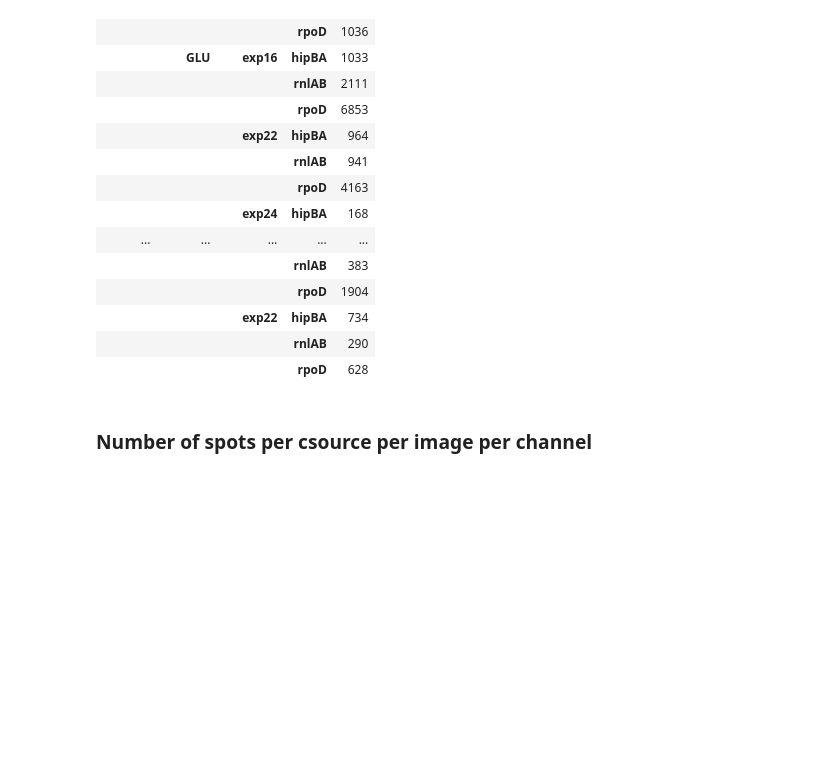
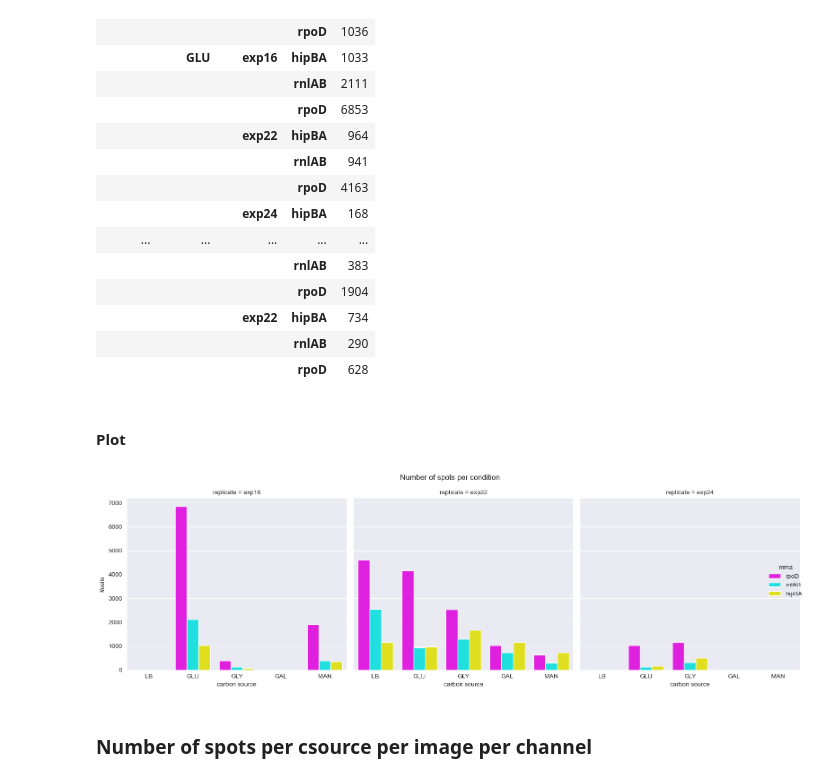
Before and after one commit to LaToyaVanderB/Ecoli_smFISH, a Jupyter notebook: src/06-plot-results.ipynb, the cells around one changed output. Saved outputs shown, nothing was run; the diff lists cells and outputs as text; code cells hidden in the pictures; blank space fills up the shorter version.

```diff
--- a/src/06-plot-results.ipynb
+++ b/src/06-plot-results.ipynb
@@ -372,6 +368,17 @@ df_stacked.groupby(['strain', 'csource', 'replicate', 'mrna'])['total_RNAs'].agg
 |  |  | exp22 | hipBA | 734 |
 |  |  |  | rnlAB | 290 |
 |  |  |  | rpoD | 628 |
+# %% [markdown]
+#### Plot
+# %%
+g = sns.catplot(pd.DataFrame(df_stacked.groupby(['strain', 'csource', 'replicate', 'mrna'])['total_RNAs'].agg('sum')).reset_index(),
+            col='replicate', col_order=replicates_ordered,
+            kind='bar', x='csource', order=csources_ordered, y='total_RNAs', hue='mrna', hue_order=mrna_ordered, palette=palette_mrna)
+g.set(xlabel='carbon source', ylabel='#cells')
+g.fig.suptitle('Number of spots per condition')
+plt.tight_layout();
+# %% [output]
+[figure, added]
 # %% [markdown]
 ### Number of spots per csource per image per channel
 # %%
```
Also changed, not shown: parts of 56 cells of this notebook, 1 other file.
